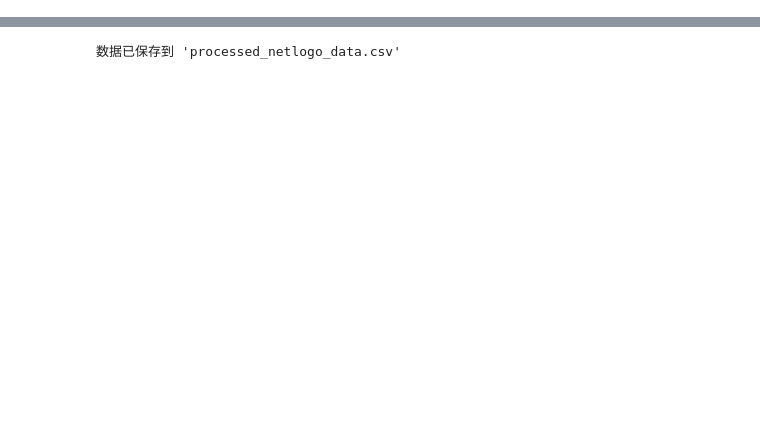
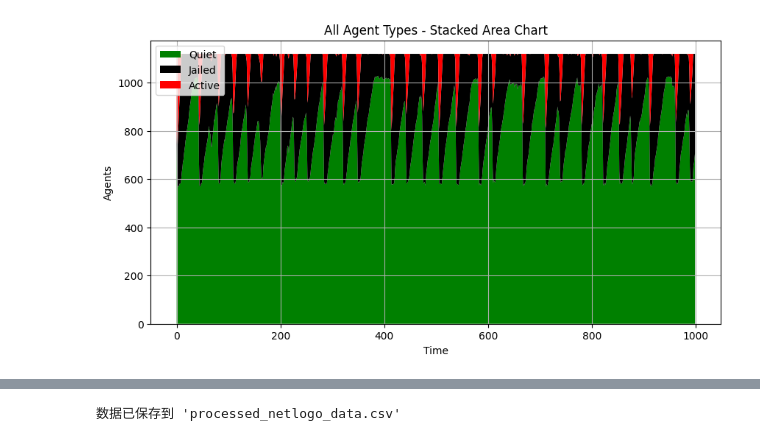
Before and after one commit to TheHQ98/SWEN90004_Assignment_2, a Jupyter notebook: VisualGraph/dataAnalysis.ipynb, the cells around one changed output, grey strips where cells are left out. Cells and saved outputs as stored; diff of their text form; code cells hidden in the pictures; blank space fills up the shorter version.

Commit message:
more plot!

```diff
--- a/VisualGraph/dataAnalysis.ipynb
+++ b/VisualGraph/dataAnalysis.ipynb
@@ -27,0 +29,12 @@ plt.show()
+# %%
+plt.figure(figsize=(10, 5))
+plt.stackplot(df['tick'], df['quiet'], df['jailed'], df['active'], labels=['Quiet', 'Jailed', 'Active'], colors=['green', 'black', 'red'])
+plt.legend(loc='upper left')
+plt.title('All Agent Types - Stacked Area Chart')
+plt.xlabel('Time')
+plt.ylabel('Agents')
+plt.grid(True)
+plt.savefig('Stacked_Area_Chart.png')
+plt.show()
+# %% [output]
+[figure, added]
```
Also changed, not shown: parts of 9 cells of this notebook.
